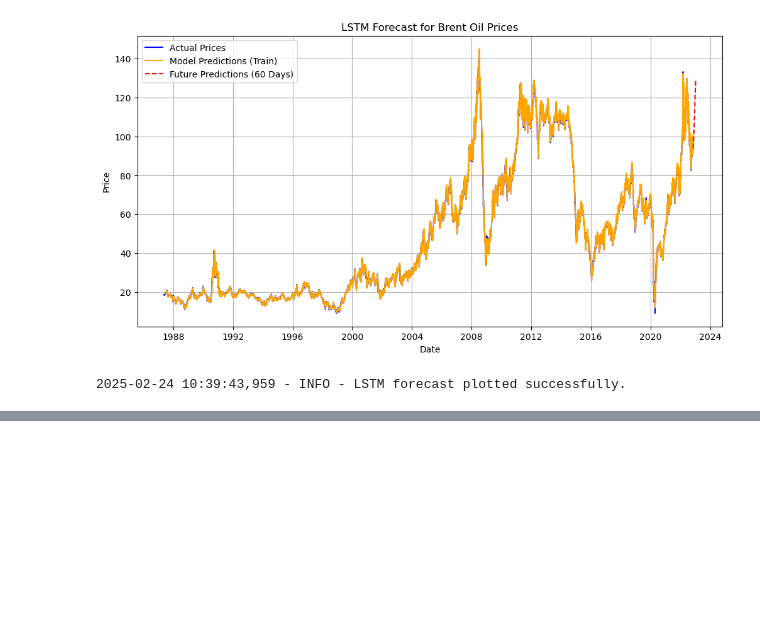
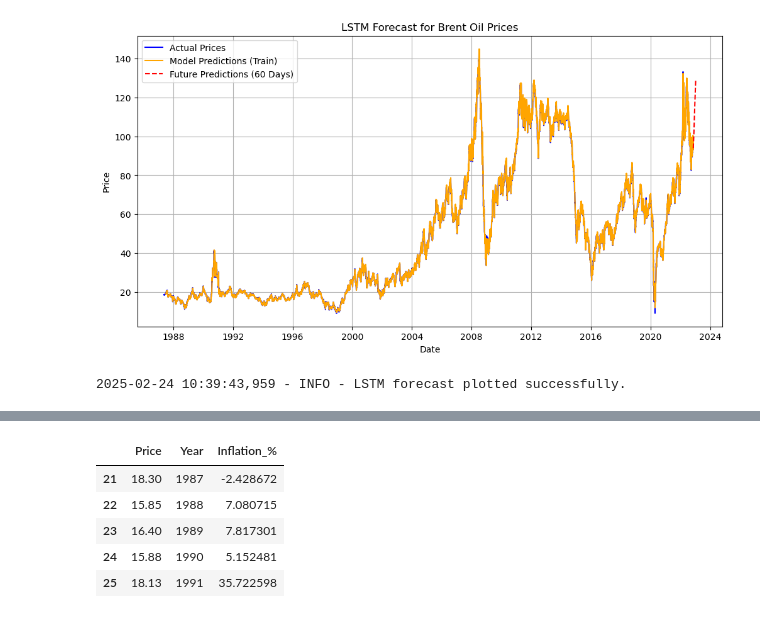
Before and after one commit to zereay74/Kaim-week-10, a Jupyter notebook: notebooks/Task_2_Oil_analysis_with_AI_and_Stat_Models.ipynb, the cells around one changed output, grey strips where cells are left out. Cells and saved outputs as stored; diff of their text form; code cells hidden in the pictures; blank space fills up the shorter version.

```diff
--- a/notebooks/Task_2_Oil_analysis_with_AI_and_Stat_Models.ipynb
+++ b/notebooks/Task_2_Oil_analysis_with_AI_and_Stat_Models.ipynb
@@ -104,0 +145,9 @@ future_predictions = analysis.forecast_lstm(future_days=60)
+# %%
+aligned_data.head()
+# %% [output]
+|  | Price | Year | Inflation_% |
+| 21 | 18.30 | 1987 | -2.428672 |
+| 22 | 15.85 | 1988 | 7.080715 |
+| 23 | 16.40 | 1989 | 7.817301 |
+| 24 | 15.88 | 1990 | 5.152481 |
+| 25 | 18.13 | 1991 | 35.722598 |
```
Also changed, not shown: parts of 20 cells of this notebook, 4 other files.
